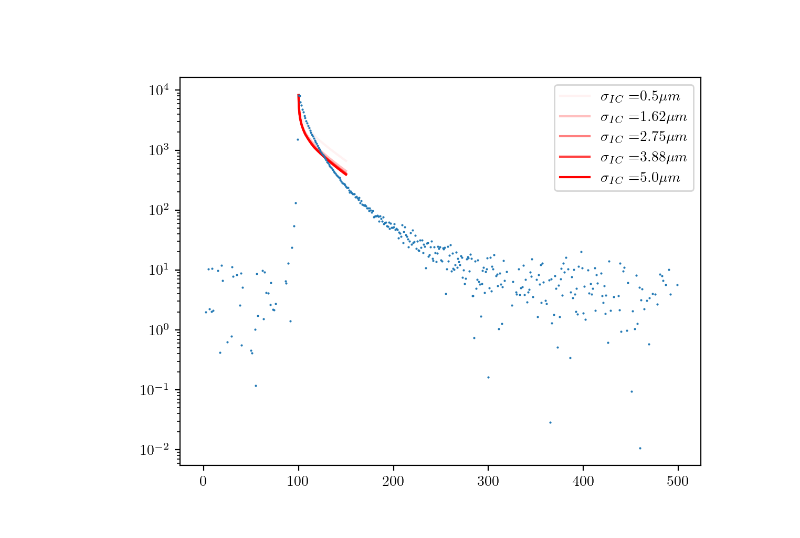
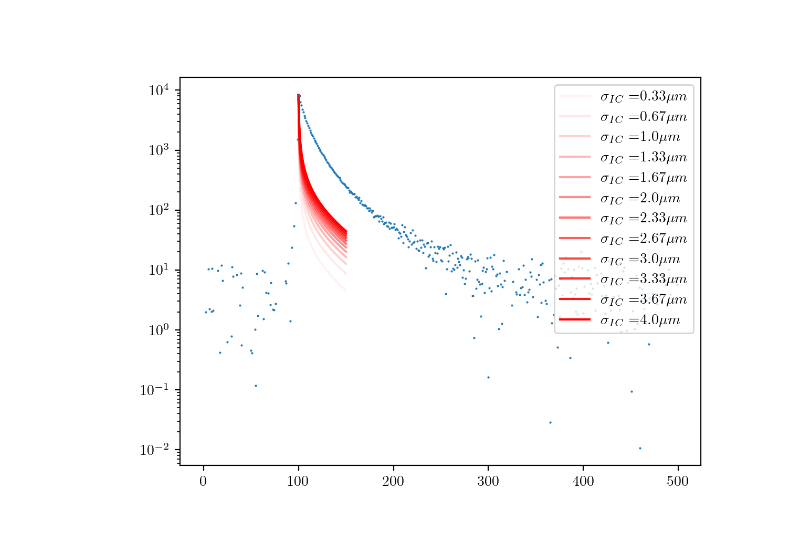
Before and after one commit to 10483/MTP, a Jupyter notebook: FVSimulation/vary_IC.ipynb, the cells around one changed output. Cells and saved outputs as stored; diff of their text form; code cells hidden in the pictures.

Commit message:
implemented parallel computation, swept diffusion and IC

```diff
--- a/FVSimulation/vary_IC.ipynb
+++ b/FVSimulation/vary_IC.ipynb
@@ -10,11 +11,7 @@ plt.rcParams.update({
     "figure.dpi": 200,
 })
 # %%
-data_listAl = []
-sim_listAl = []
-comp_listAl = []
-sigmas = np.linspace(0.5,5,5)
-for sigma in sigmas:
+def func_to_parallelize(sigma):
     chippath = '../../DataKian/Al_LT165chip7/'
     Al_data = KID_data(chippath,
                     lambda_ph_in_nm=673,
@@ -27,7 +24,8 @@ for sigma in sigmas:
                     sigma_IC=sigma,
                     D=15000)
     Al_data.fit_tail(start=500,showplots=False)
-    Al_sim = KID_sim(Al_data,dt=0.1,dx_or_fraction=1/4,simtime_approx=20,method='BackwardEuler',adaptivedx=True)
-    data_listAl.append(Al_data)
-    sim_listAl.append(Al_sim)
-    comp_listAl.append(sim_data_comp(Al_data,Al_sim))
+    Al_sim = KID_sim(Al_data,dt=0.01,dx_or_fraction=1/4,simtime_approx=20)
+    return [Al_data,Al_sim,sim_data_comp(Al_data,Al_sim)]
+
+sigmas = np.linspace(0,4,13)[1:]
+datalistAl = Parallel(n_jobs=-1)(delayed(func_to_parallelize)(sigma) for sigma in sigmas)
@@ -55,13 +32,34 @@ for sigma in sigmas:
 # %%
+def func_to_parallelize(sigma):
+    chippath = '../../DataKian/bTa_LT278W2chip5/'
+    bTa_data = KID_data(chippath,
+                        lambda_ph_in_nm=673,
+                        KIDno=3,
+                        readout_power=96,
+                        temp_in_mK=140,
+                        length=90,
+                        T_eff=0.110,#0.100,
+                        N0=303e8,
+                        sigma_IC=sigma,
+                        D=0)
+    bTa_data.fit_tail(start=160,end=300,showplots=False)
+    bTa_sim = KID_sim(bTa_data,dt=0.01,dx_or_fraction=1/4,simtime_approx=50)
+    return [bTa_data,bTa_sim,sim_data_comp(bTa_data,bTa_sim)]
+
+sigmas = np.linspace(0,4,13)[1:]
+datalistbTa = Parallel(n_jobs=-1)(delayed(func_to_parallelize)(sigma) for sigma in sigmas)
+np.save('../dataICsweep_per_D/D=0.npy',datalistbTa)
+#D=0
+datalist = datalistbTa
+data_list = [datael[0] for datael in datalist]
+comp_list = [datael[2] for datael in datalist]
 plt.figure()
-data_list = data_listbTa
-comp_list = comp_listbTa
 for sigma,data,comp in zip(sigmas,data_list,comp_list):
     label = r'$\sigma_{IC} = $'+str(round(sigma,2))+r'$\mu m$'
     alpha = np.max([0.05,(sigma-np.min(sigmas))/(np.max(sigmas)-np.min(sigmas))])
     plt.semilogy(comp.t_sim_aligned,comp.Nqp_sim,color='r',alpha=alpha,label=label)
 plt.semilogy(data.t_full,comp.Nqp_phase_data,ls='',marker='.',markersize=1)
 plt.legend()
 plt.show()
 # %% [output]
-[figure, old version]
+[figure, new version]
```
Also changed, not shown: parts of 11 cells of this notebook, 13 other files.
